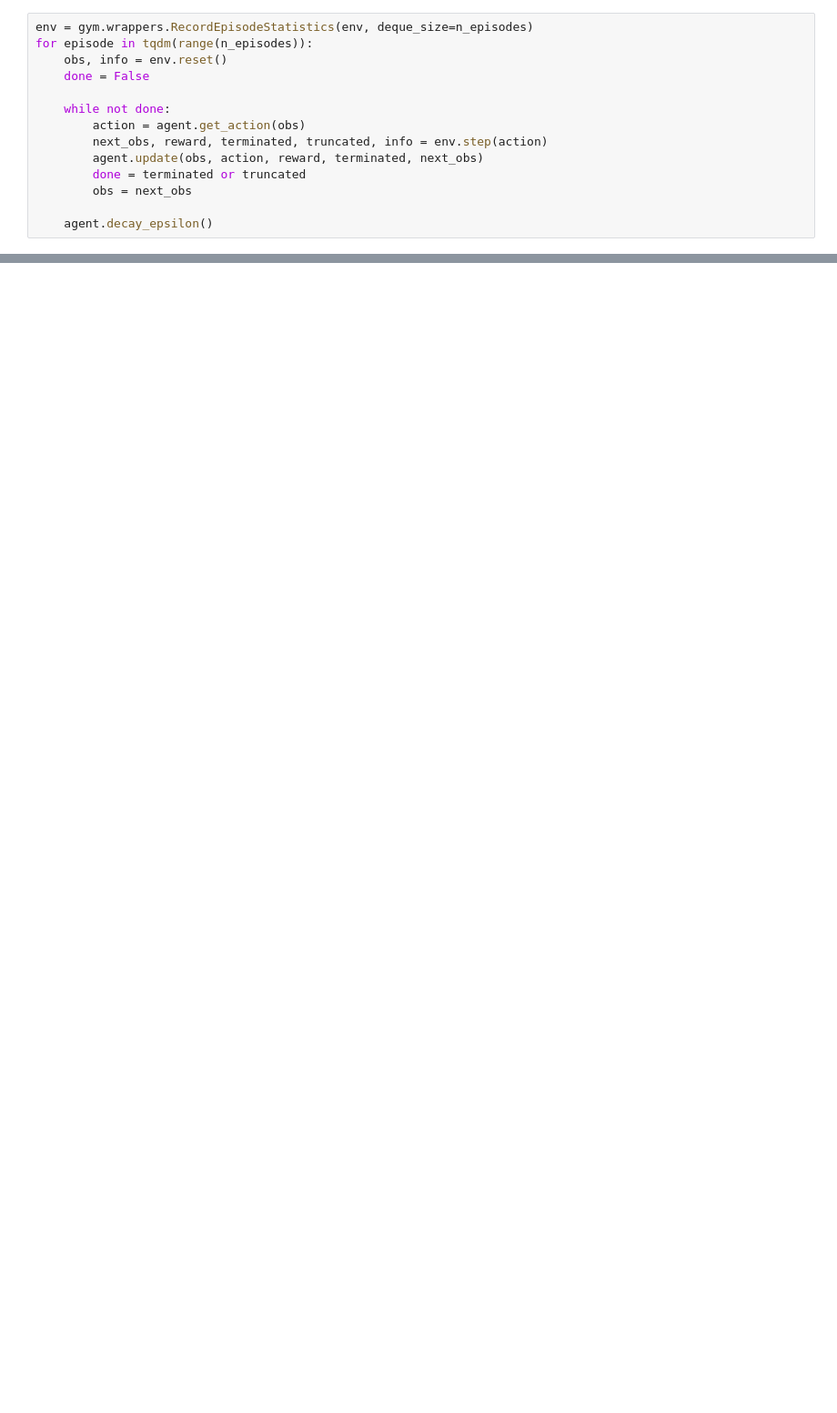
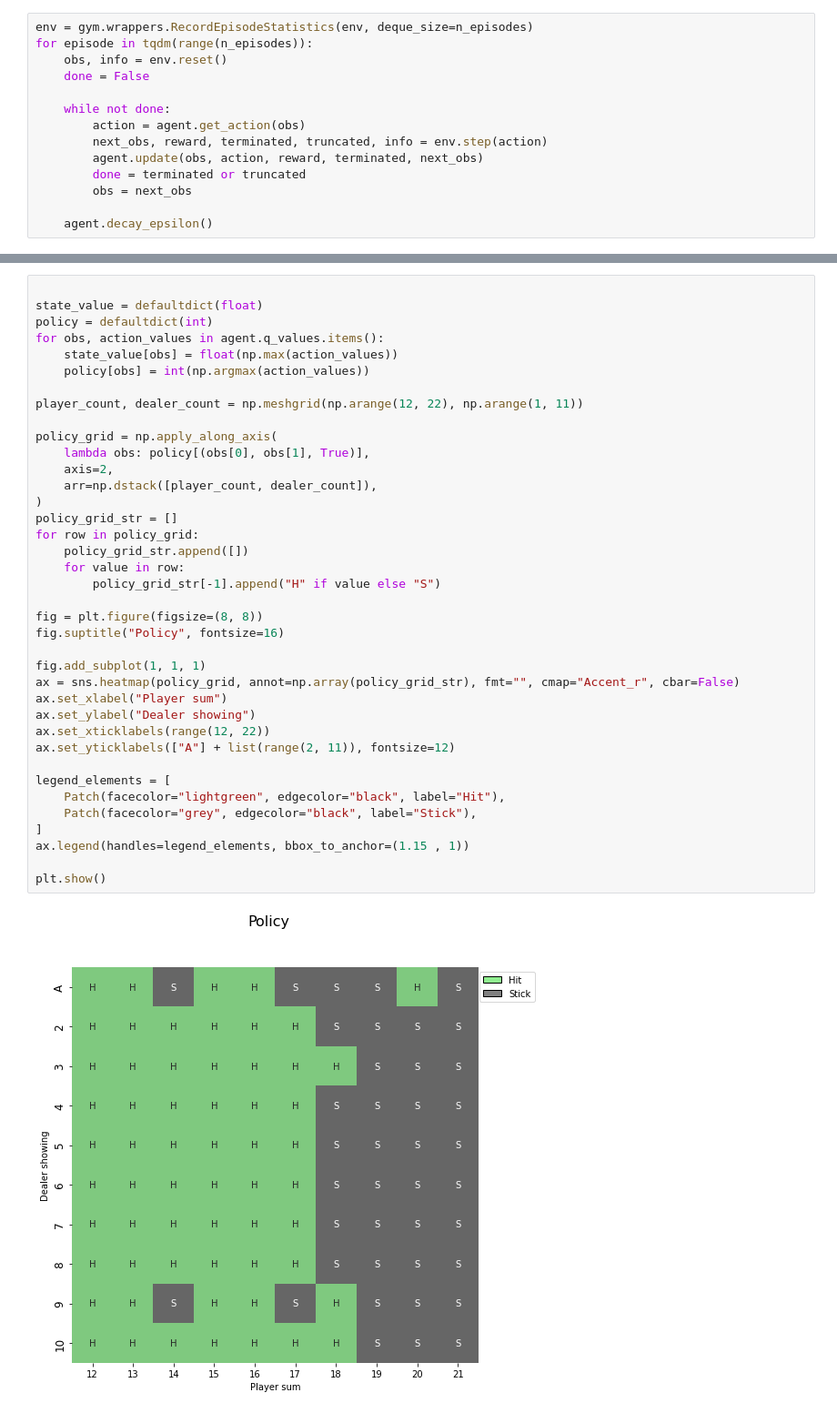
Before and after one commit to dubielel/computational-intelligence-in-digital-data-analysis, a Jupyter notebook: lab3/lab3_v2.ipynb, the cells around one changed output, grey strips where cells are left out. Shown at 91% size. Saved outputs shown, nothing was run; the diff lists cells and outputs as text; blank space fills up the shorter version.

```diff
--- a/lab3/lab3_v2.ipynb
+++ b/lab3/lab3_v2.ipynb
@@ -139,0 +126,40 @@ plt.show()
+# %%
+
+state_value = defaultdict(float)
+policy = defaultdict(int)
+for obs, action_values in agent.q_values.items():
+    state_value[obs] = float(np.max(action_values))
+    policy[obs] = int(np.argmax(action_values))
+
+player_count, dealer_count = np.meshgrid(np.arange(12, 22), np.arange(1, 11))
+
+policy_grid = np.apply_along_axis(
+    lambda obs: policy[(obs[0], obs[1], True)],
+    axis=2,
+    arr=np.dstack([player_count, dealer_count]),
+)
+policy_grid_str = []
+for row in policy_grid:
+    policy_grid_str.append([])
+    for value in row:
+        policy_grid_str[-1].append("H" if value else "S")
+
+fig = plt.figure(figsize=(8, 8))
+fig.suptitle("Policy", fontsize=16)
+
+fig.add_subplot(1, 1, 1)
+ax = sns.heatmap(policy_grid, annot=np.array(policy_grid_str), fmt="", cmap="Accent_r", cbar=False)
+ax.set_xlabel("Player sum")
+ax.set_ylabel("Dealer showing")
+ax.set_xticklabels(range(12, 22))
+ax.set_yticklabels(["A"] + list(range(2, 11)), fontsize=12)
+
+legend_elements = [
+    Patch(facecolor="lightgreen", edgecolor="black", label="Hit"),
+    Patch(facecolor="grey", edgecolor="black", label="Stick"),
+]
+ax.legend(handles=legend_elements, bbox_to_anchor=(1.15 , 1))
+
+plt.show()
+# %% [output]
+[figure, added]
```
Also changed, not shown: parts of 6 cells of this notebook.
